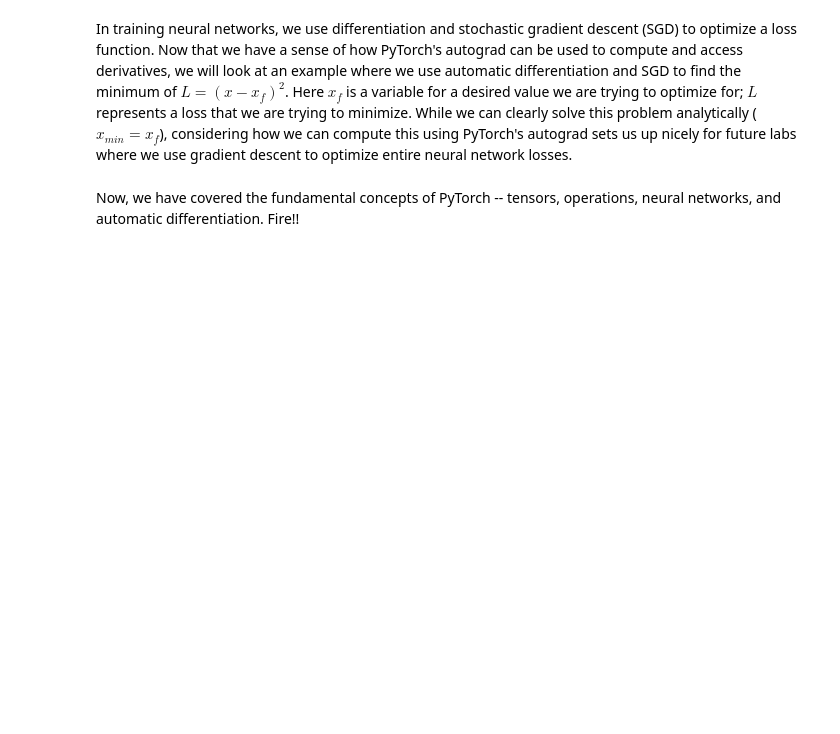
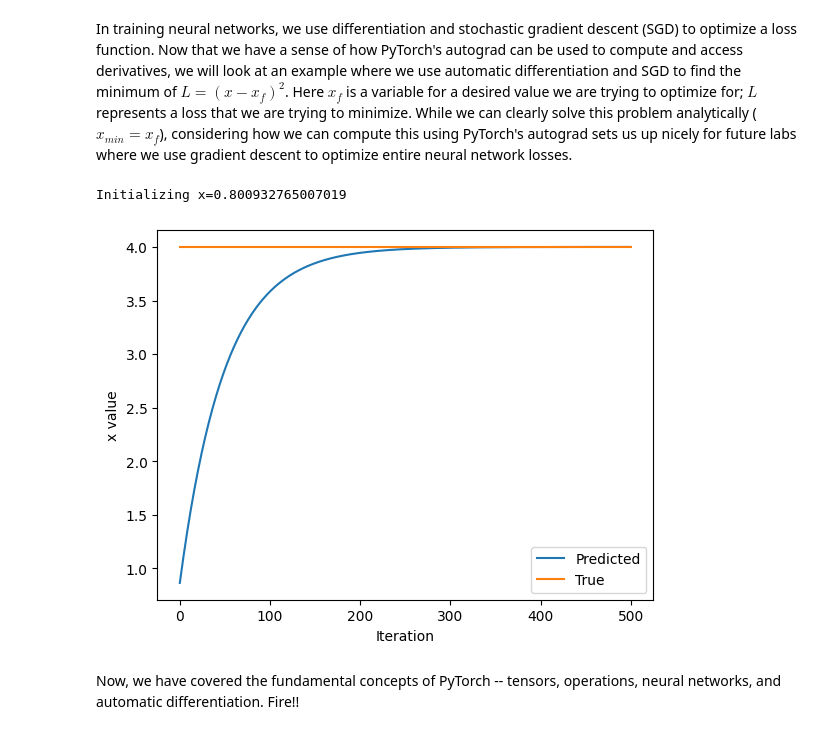
Before and after one commit to 108charlotte/Labs-for-MIT-Intro-to-Deep-Learning, a Jupyter notebook: lab1/PT_Part1_Intro.ipynb, the cells around one changed output. Saved outputs shown, nothing was run; the diff lists cells and outputs as text; code cells hidden in the pictures; blank space fills up the shorter version.

```diff
--- a/lab1/PT_Part1_Intro.ipynb
+++ b/lab1/PT_Part1_Intro.ipynb
@@ -343,33 +345,36 @@ In training neural networks, we use differentiation and stochastic gradient desc
 x = torch.randn(1)
 print(f"Initializing x={x.item()}")
 
 learning_rate = 1e-2  # Learning rate
 history = []
 x_f = 4  # Target value
 
 
 # We will run gradient descent for a number of iterations. At each iteration, we compute the loss,
 #   compute the derivative of the loss with respect to x, and perform the update.
 for i in range(500):
     x = torch.tensor([x], requires_grad=True)
 
     # TODO: Compute the loss as the square of the difference between x and x_f
-    loss = # TODO
+    loss = (x - x_f)**2
 
     # Backpropagate through the loss to compute gradients
     loss.backward()
 
     # Update x with gradient descent
     x = x.item() - learning_rate * x.grad
 
     history.append(x.item())
 
 # Plot the evolution of x as we optimize toward x_f!
 plt.plot(history)
 plt.plot([0, 500], [x_f, x_f])
 plt.legend(('Predicted', 'True'))
 plt.xlabel('Iteration')
 plt.ylabel('x value')
 plt.show()
+# %% [output]
+Initializing x=0.800932765007019
+[figure, added]
 # %% [markdown]
 Now, we have covered the fundamental concepts of PyTorch -- tensors, operations, neural networks, and automatic differentiation. Fire!!
```
Also changed, not shown: parts of 1 cell of this notebook.
